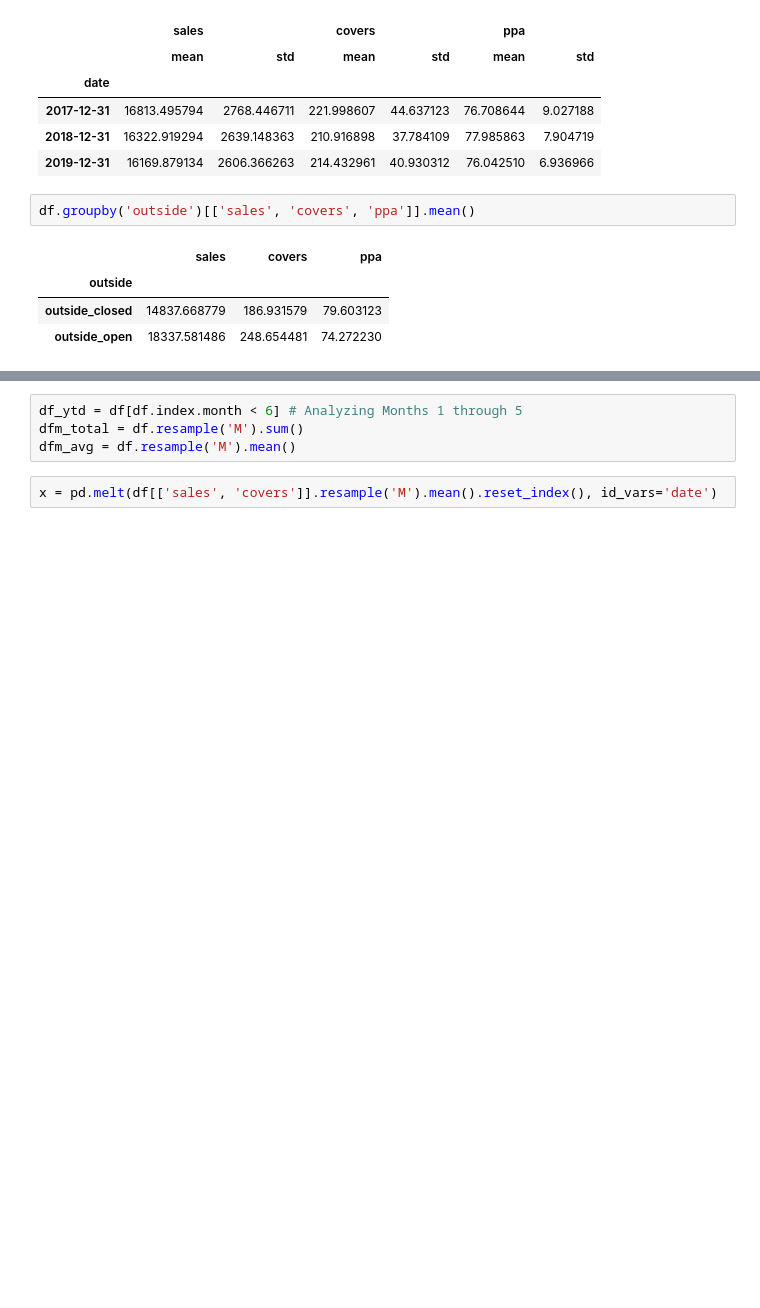
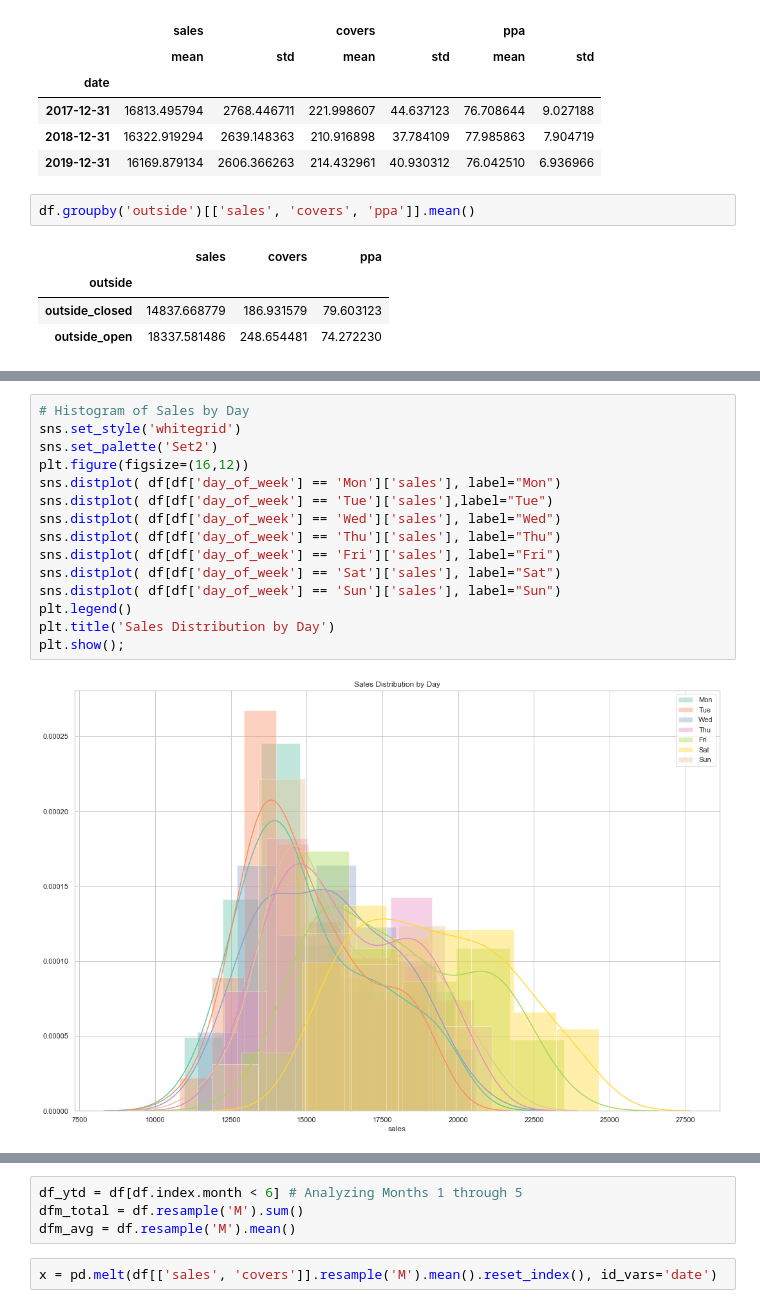
Before and after one commit to maks-p/restaurant_sales_forecasting, a Jupyter notebook: final_eda.ipynb, the cells around one changed output, grey strips where cells are left out. Saved outputs shown, nothing was run; the diff lists cells and outputs as text; blank space fills up the shorter version.

```diff
--- a/final_eda.ipynb
+++ b/final_eda.ipynb
@@ -146,0 +163,17 @@ sns.distplot(df['sales']);
+# %%
+# Histogram of Sales by Day
+sns.set_style('whitegrid')
+sns.set_palette('Set2')
+plt.figure(figsize=(16,12))
+sns.distplot( df[df['day_of_week'] == 'Mon']['sales'], label="Mon")
+sns.distplot( df[df['day_of_week'] == 'Tue']['sales'],label="Tue")
+sns.distplot( df[df['day_of_week'] == 'Wed']['sales'], label="Wed")
+sns.distplot( df[df['day_of_week'] == 'Thu']['sales'], label="Thu")
+sns.distplot( df[df['day_of_week'] == 'Fri']['sales'], label="Fri")
+sns.distplot( df[df['day_of_week'] == 'Sat']['sales'], label="Sat")
+sns.distplot( df[df['day_of_week'] == 'Sun']['sales'], label="Sun")
+plt.legend()
+plt.title('Sales Distribution by Day')
+plt.show();
+# %% [output]
+[figure, added]
```
Also changed, not shown: parts of 8 cells of this notebook, 1 other file.
